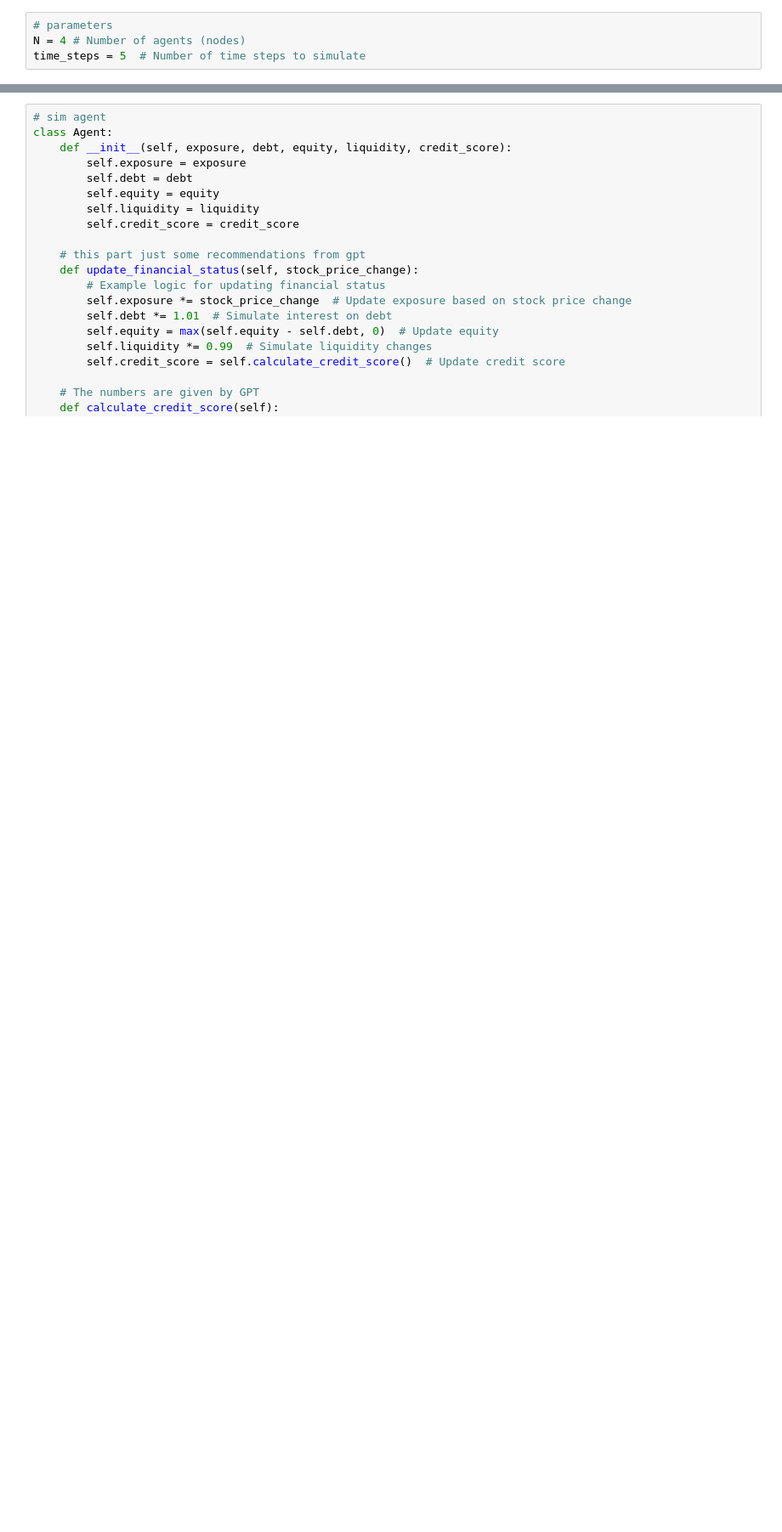
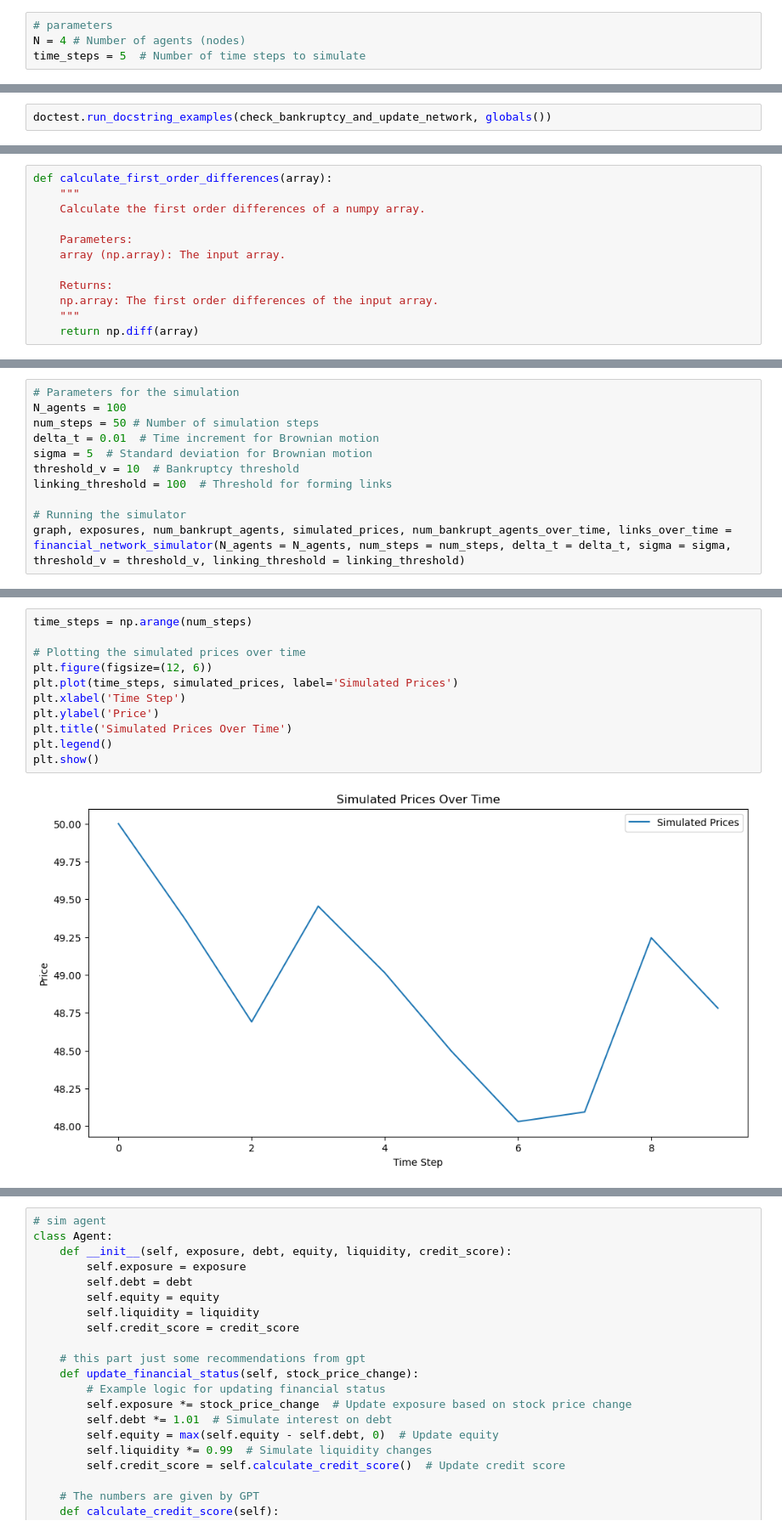
Before and after one commit to NitaiNijholt/FinancialNetwork, a Jupyter notebook: initial_explorations.ipynb, the cells around one changed output, grey strips where cells are left out. Shown at 85% size. Drawn from its saved outputs; the diff is of its cells as text; blank space fills up the shorter version.

```diff
--- a/initial_explorations.ipynb
+++ b/initial_explorations.ipynb
@@ -409,0 +438,2 @@ def check_threshold_and_propagate(G, exposures):
+# %%
+doctest.run_docstring_examples(check_bankruptcy_and_update_network, globals())
@@ -409,0 +458,12 @@ def check_threshold_and_propagate(G, exposures):
+# %%
+def calculate_first_order_differences(array):
+    """
+    Calculate the first order differences of a numpy array.
+
+    Parameters:
+    array (np.array): The input array.
+
+    Returns:
+    np.array: The first order differences of the input array.
+    """
+    return np.diff(array)
@@ -409,0 +537,11 @@ def check_threshold_and_propagate(G, exposures):
+# %%
+# Parameters for the simulation
+N_agents = 100
+num_steps = 50 # Number of simulation steps
+delta_t = 0.01  # Time increment for Brownian motion
+sigma = 5  # Standard deviation for Brownian motion
+threshold_v = 10  # Bankruptcy threshold
+linking_threshold = 100  # Threshold for forming links
+
+# Running the simulator
+graph, exposures, num_bankrupt_agents, simulated_prices, num_bankrupt_agents_over_time, links_over_time = financial_network_simulator(N_agents = N_agents, num_steps = num_steps, delta_t = delta_t, sigma = sigma, threshold_v = threshold_v, linking_threshold = linking_threshold)
@@ -409,0 +560,13 @@ def check_threshold_and_propagate(G, exposures):
+# %%
+time_steps = np.arange(num_steps)
+
+# Plotting the simulated prices over time
+plt.figure(figsize=(12, 6))
+plt.plot(time_steps, simulated_prices, label='Simulated Prices')
+plt.xlabel('Time Step')
+plt.ylabel('Price')
+plt.title('Simulated Prices Over Time')
+plt.legend()
+plt.show()
+# %% [output]
+[figure, added]
```
Also changed, not shown: parts of 28 cells of this notebook.
